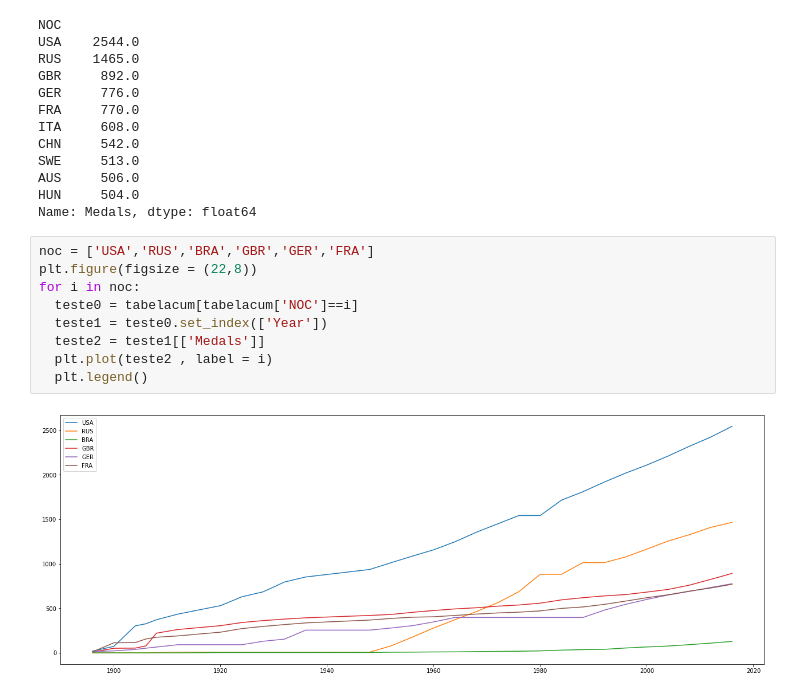
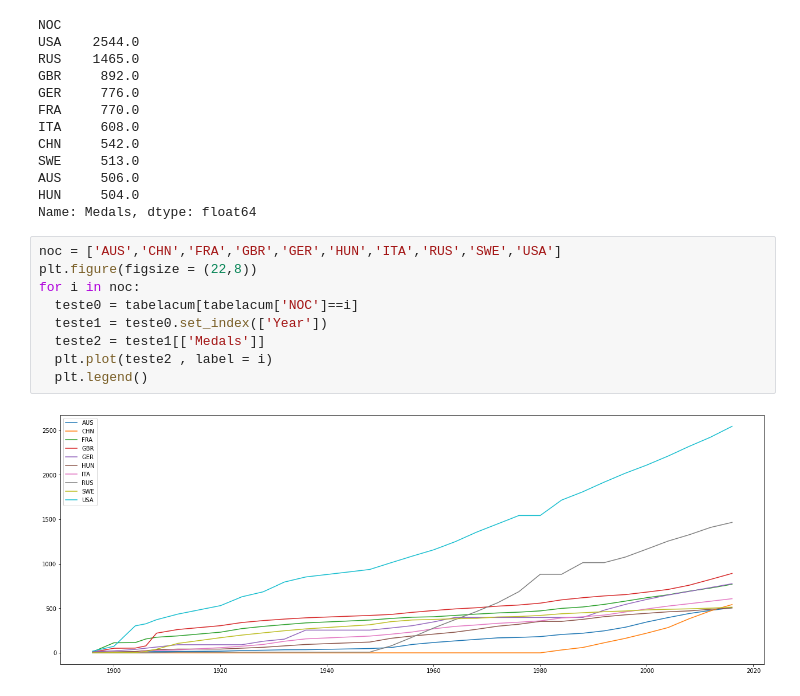
Before and after one commit to luciansantana/olympic-games, a Jupyter notebook: Olimpiadas.ipynb, the cells around one changed output. Drawn from its saved outputs; the diff is of its cells as text.

```diff
--- a/Olimpiadas.ipynb
+++ b/Olimpiadas.ipynb
@@ -190,13 +185,13 @@ AUS     506.0
 HUN     504.0
 Name: Medals, dtype: float64
 # %%
-noc = ['USA','RUS','BRA','GBR','GER','FRA']
+noc = ['AUS','CHN','FRA','GBR','GER','HUN','ITA','RUS','SWE','USA']
 plt.figure(figsize = (22,8))
 for i in noc:
   teste0 = tabelacum[tabelacum['NOC']==i]
   teste1 = teste0.set_index(['Year'])
   teste2 = teste1[['Medals']]
   plt.plot(teste2 , label = i)
   plt.legend()
 # %% [output]
-[figure, old version]
+[figure, new version]
```
Also changed, not shown: parts of 9 cells of this notebook.
